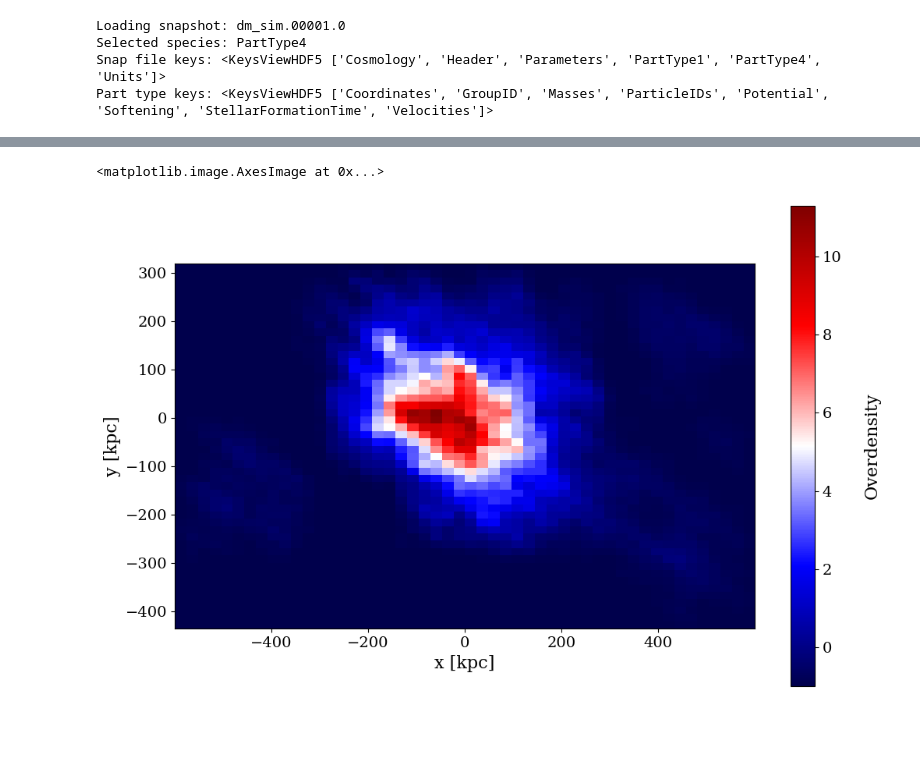
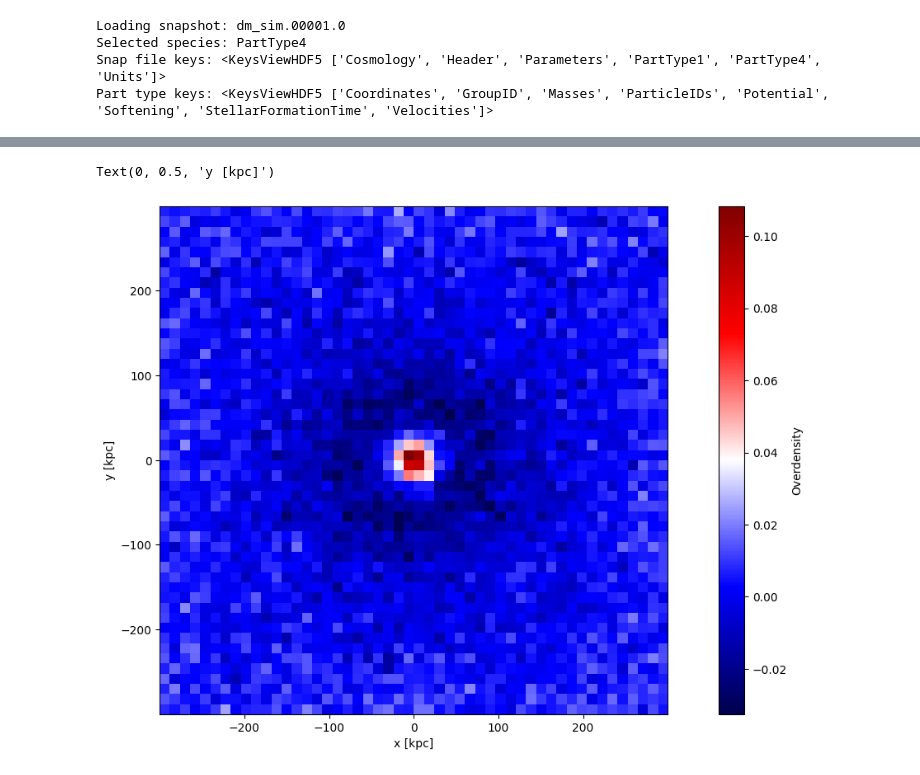
Before and after one commit to TheArchAstronomer/My_thesis, a Jupyter notebook: Plum-Hern.ipynb, the cells around one changed output, grey strips where cells are left out. Saved outputs shown, nothing was run; the diff lists cells and outputs as text; code cells hidden in the pictures; blank space fills up the shorter version.

```diff
--- a/Plum-Hern.ipynb
+++ b/Plum-Hern.ipynb
@@ -76,6 +74,9 @@ x2 = star_coord2[:,0]
 y2 = star_coord2[:,1]
 z2 = star_coord2[:,2]
 # %%
-result1 = star_coord1 - star_coord2
+# result1 = star_coord1 - star_coord2
 
-plot_OD_gaussian(result1[:,1], result1[:,2], (50, 50), 0, 'x [kpc]', 'y [kpc]')
+# plot_OD_gaussian_interactive(result1[:,1], result1[:,2], (50, 50), 0, 'x [kpc]', 'y [kpc]')
+
+od1, xedges, yedges = overdensity(star_coord1[:,1], star_coord1[:,2], bins=(50,50))
+od2, xedges, yedges = overdensity(star_coord2[:,1], star_coord2[:,2], bins=(50,50))
@@ -85,7 +83,11 @@ plot_OD_gaussian(result1[:,1], result1[:,2], (50, 50), 0, 'x [kpc]', 'y [kpc]')
-# %%
-result2 = star_coord2 - star_coord1
-
-plot_OD_gaussian(result2[:,0], result2[:,1], (50, 50), 0, 'x [kpc]', 'y [kpc]')
-# %% [output]
-<matplotlib.image.AxesImage at 0x...>
-[figure, removed]
+# %%
+result= od1 - od2
+# %%
+plt.figure(figsize=(16, 8))
+plt.imshow(result, origin='lower', cmap='seismic', extent=(xedges[0], xedges[-1], yedges[0], yedges[-1]))
+plt.colorbar(label='Overdensity')
+plt.xlabel('x [kpc]')
+plt.ylabel('y [kpc]')
+# %% [output]
+Text(0, 0.5, 'y [kpc]')
+[figure, added]
```
Also changed, not shown: parts of 3 cells of this notebook, 2 other files.
